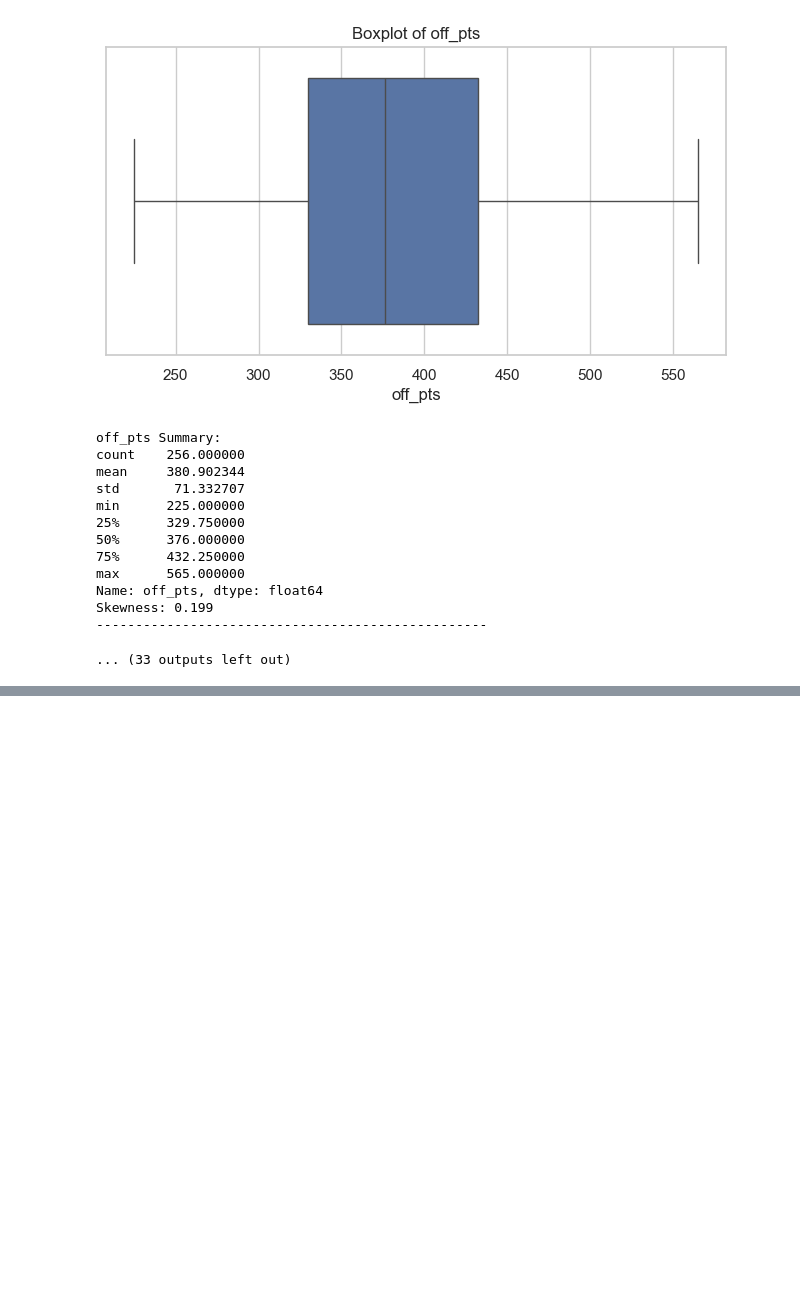
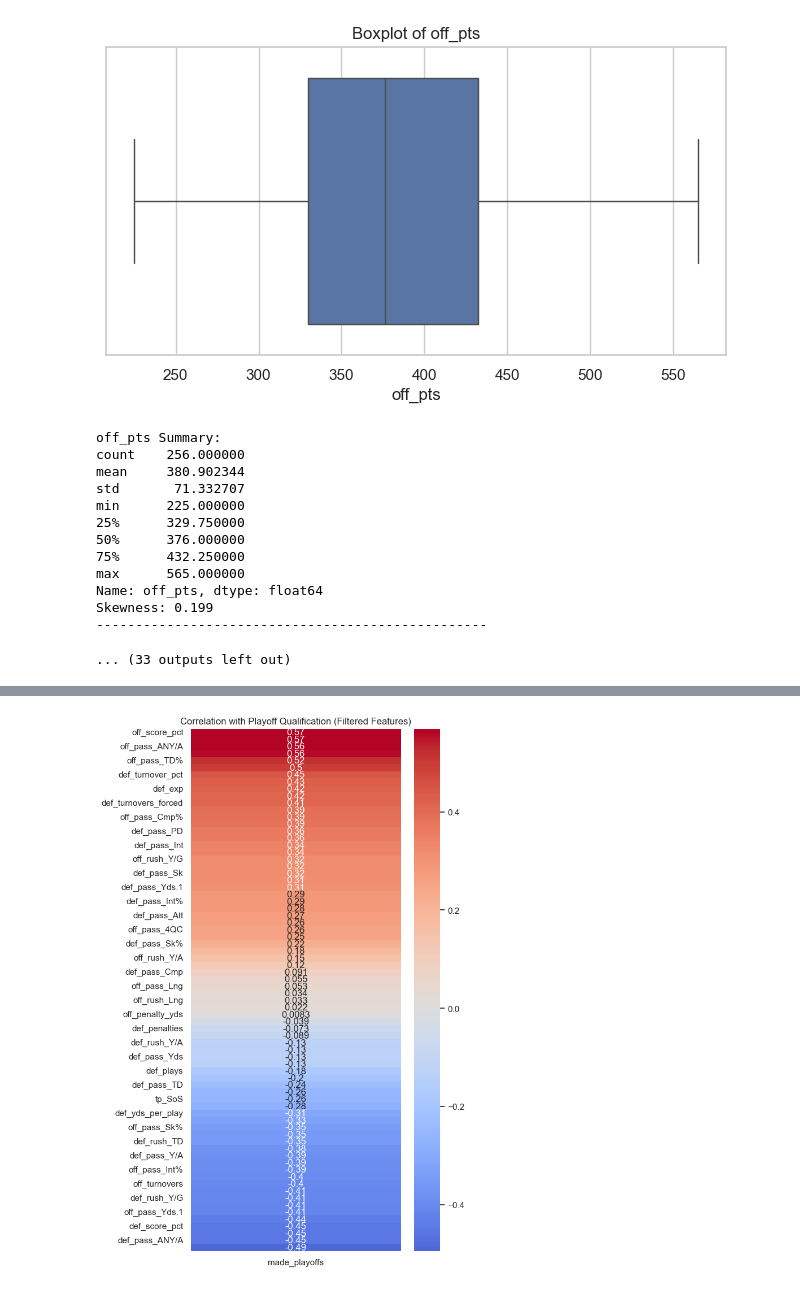
Before and after one commit to mattmarz94/nfl-decision-support-analytics, a Jupyter notebook: Data Preprocessing/eda_analysis.ipynb, the cells around one changed output, grey strips where cells are left out. Saved outputs shown, nothing was run; the diff lists cells and outputs as text; code cells hidden in the pictures; blank space fills up the shorter version.

```diff
--- a/Data Preprocessing/eda_analysis.ipynb
+++ b/Data Preprocessing/eda_analysis.ipynb
@@ -109,0 +276,68 @@ Skewness: 0.199
+# %%
+import seaborn as sns
+import matplotlib.pyplot as plt
+
+# Columns to exclude
+# Trivial/colinear columns     will update to master_df later
+exclude_cols = [
+    "tp_W",
+    "tp_MoV",
+    "tp_PF",
+    "tp_PA",
+    "season",
+    "off_g",
+    "off_pass_G",
+    "off_rush_G",
+    "def_g",
+    "tp_L",
+    "tp_T",
+    "tp_W-L%",
+    "def_pass_G",
+    "off_pts",
+    "def_pa",
+    "tp_PD",
+    "tp_SRS",
+    "tp_OSRS",
+    "tp_DSRS",
+
+    # ---- Collinear offensive passing cluster (DROP these) ----
+    "off_pass_AY/A",
+    "off_pass_NY/A",
+    "off_pass_EXP",
+    # optional extra redundants if you have them:
+    "off_pass_Y/A",
+    "off_pass_Yds",
+    "off_pass_Att",
+    "off_pass_Cmp",
+    "off_pass_TD",
+    "def_pass_PD",
+    "def_pass_Att"
+
+
+]
+
+# Drop them safely if they exist
+reduced_df = master_df.drop(columns=[c for c in exclude_cols if c in master_df.columns])
+
+# Keep only numeric columns
+numeric_df = reduced_df.select_dtypes(include=["int64", "float64"])
+
+# Compute correlation
+corr_matrix = numeric_df.corr()
+
+# Extract correlation with playoffs only
+playoff_corr = corr_matrix[["made_playoffs"]].drop("made_playoffs")
+
+# Plot
+plt.figure(figsize=(6, 12))
+sns.heatmap(
+    playoff_corr.sort_values(by="made_playoffs", ascending=False),
+    annot=True,
+    cmap="coolwarm",
+    center=0
+)
+
+plt.title("Correlation with Playoff Qualification (Filtered Features)")
+plt.show()
+# %% [output]
+[figure, added]
```
Also changed, not shown: parts of 10 cells of this notebook, 1 other file.
